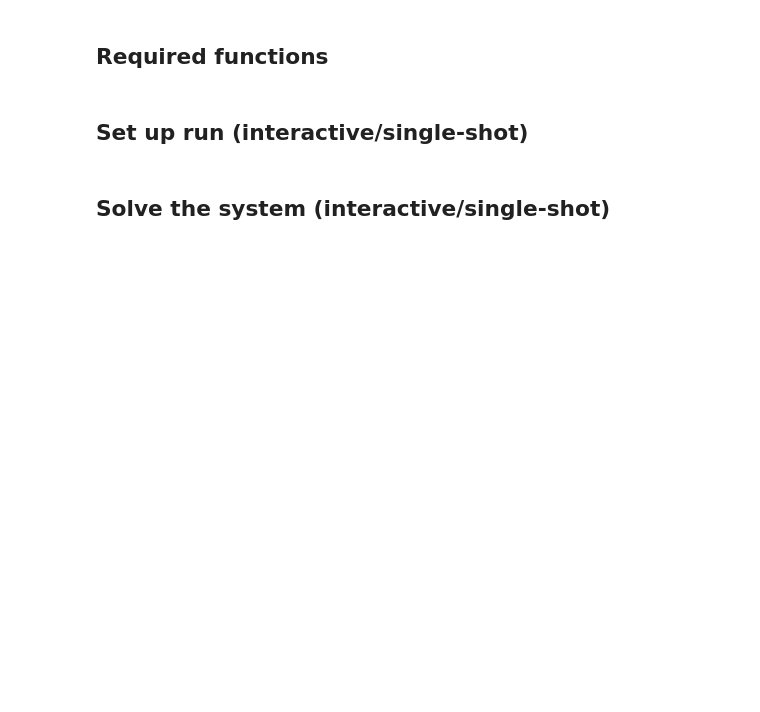
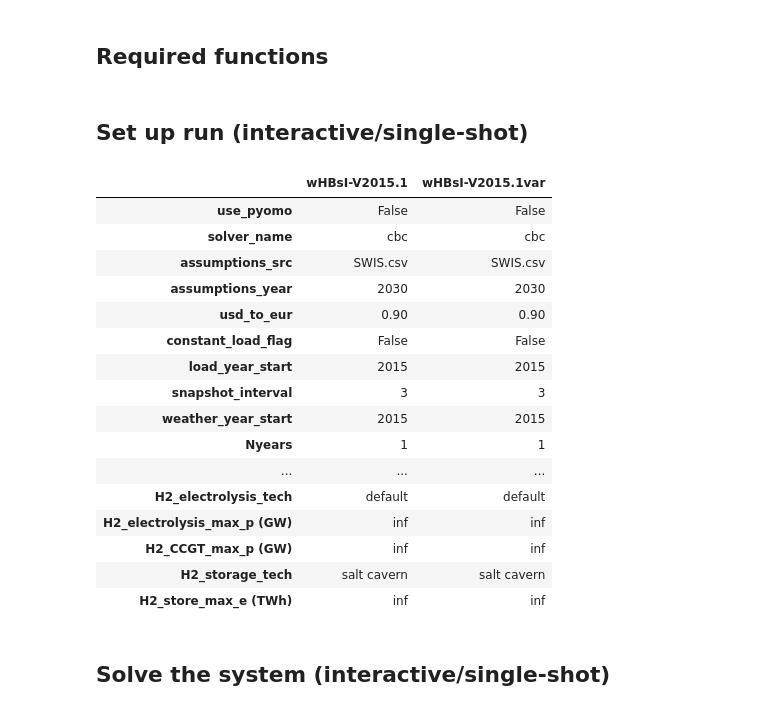
Before and after one commit to bmcmullin/SWIS-100-IE, a Jupyter notebook: SWIS-100-IE-notebook.ipynb, the cells around one changed output. Cells and saved outputs as stored; diff of their text form; code cells hidden in the pictures; blank space fills up the shorter version.

```diff
--- a/SWIS-100-IE-notebook.ipynb
+++ b/SWIS-100-IE-notebook.ipynb
@@ -618,7 +691,7 @@ run_stats=pd.DataFrame()
 # %%
 # [Hardwired: ct]
 
-r_id = 'wHBsI-V2015.1'
+r_id = 'wHBsI-V2015.1var'
 rc = run_configs
 
 # Note that pandas will tend to default to a float dtype throughout, even when an int is provided;
@@ -663,33 +736,51 @@ rc.at['offshore_wind_max_p (GW)', r_id] = +np.inf
 
 #rc.at['onshore_wind_max_p (GW)', r_id] = +np.inf
 rc.at['onshore_wind_max_p (GW)', r_id] = 8.2
     # 2030 ambition in CAP-2019 (RES-E 70%) - not necessarily upper limit
 
 #rc.at['solar_max_p (GW)', r_id] = +np.inf
 rc.at['solar_max_p (GW)', r_id] = 1.5
     # 2030 ambition in CAP-2019, via NDP (RES-E 55%) - not necessarily upper limit
 
 rc.at['IC_max_p (GW)', r_id] = 0.5+0.5 # EWIC + (indirectly) Moyle
 #rc.at['IC_max_p (GW)', r_id] = 0.5+0.5+0.8 # EWIC + (indirectly) Moyle + Celtic
 #rc.at['IC_max_p (GW)', r_id] = 0.0 # No IC
 rc.at['IC_max_e (TWh)', r_id] = +np.inf
 
 rc.at['Battery_max_p (MW)', r_id] = +np.inf
 rc.at['Battery_max_e (MWh)', r_id] = +np.inf
 
 rc.at['H2_electrolysis_tech'] = 'default'
 #rc.at['H2_electrolysis_tech'] = 'Nicola-NEL'
 
 rc.at['H2_electrolysis_max_p (GW)', r_id] = +np.inf
 rc.at['H2_CCGT_max_p (GW)', r_id] = +np.inf
 
 rc.at['H2_storage_tech'] = 'salt cavern'
 #rc.at['H2_storage_tech'] = 'rock cavern'
 #rc.at['H2_storage_tech'] = 'steel tank'
 
 rc.at['H2_store_max_e (TWh)', r_id] = +np.inf
 
 display(rc)
+# %% [output]
+|  | wHBsI-V2015.1 | wHBsI-V2015.1var |
+| use_pyomo | False | False |
+| solver_name | cbc | cbc |
+| assumptions_src | SWIS.csv | SWIS.csv |
+| assumptions_year | 2030 | 2030 |
+| usd_to_eur | 0.90 | 0.90 |
+| constant_load_flag | False | False |
+| load_year_start | 2015 | 2015 |
+| snapshot_interval | 3 | 3 |
+| weather_year_start | 2015 | 2015 |
+| Nyears | 1 | 1 |
+| ... | ... | ... |
+| H2_electrolysis_tech | default | default |
+| H2_electrolysis_max_p (GW) | inf | inf |
+| H2_CCGT_max_p (GW) | inf | inf |
+| H2_storage_tech | salt cavern | salt cavern |
+| H2_store_max_e (TWh) | inf | inf |
 # %% [markdown]
 ## Solve the system (interactive/single-shot)
 # %%
```
Also changed, not shown: parts of 9 cells of this notebook, 1 other file.
